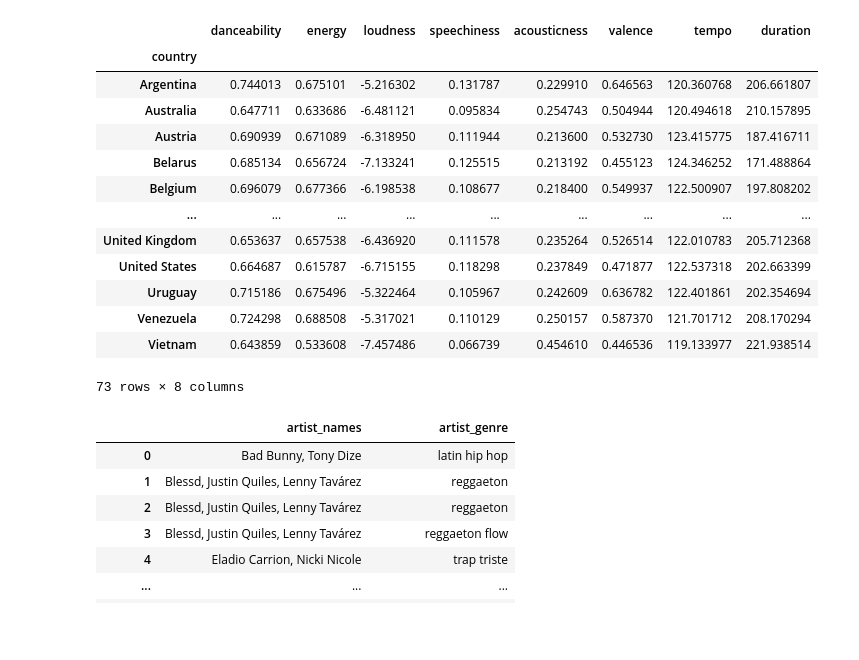
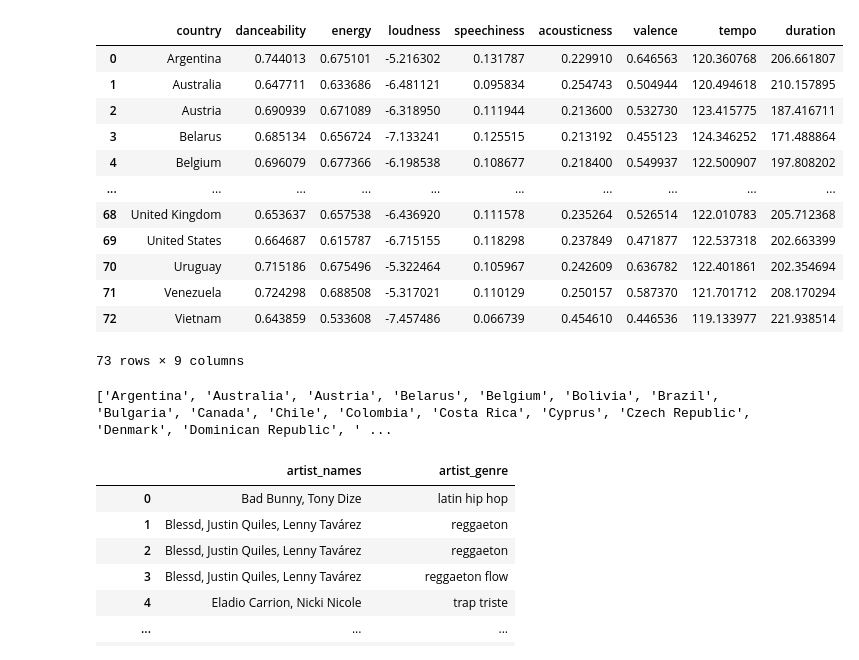
Before and after one commit to cmbutler83/SongAttributesVSPopularity, a Jupyter notebook: Df_creation_for_tables.ipynb, the cells around one changed output. Cells and saved outputs as stored; diff of their text form; code cells hidden in the pictures; blank space fills up the shorter version.

Commit message:
adding more tables

```diff
--- a/Df_creation_for_tables.ipynb
+++ b/Df_creation_for_tables.ipynb
@@ -17,22 +17,28 @@ countries_data = music_df.groupby(music_df['country'])['danceability', 'energy',
        'speechiness', 'acousticness','valence', 'tempo', 'duration'].mean()
 # %%
 countries_attrib_df = pd.DataFrame(countries_data).sort_values(['country'])
+countries_attrib_df = countries_attrib_df.reset_index()
 countries_attrib_df
 # %% [output]
-|  | danceability | energy | loudness | speechiness | acousticness | valence | tempo | duration |
-| country |  |  |  |  |  |  |  |  |
-| Argentina | 0.744013 | 0.675101 | -5.216302 | 0.131787 | 0.229910 | 0.646563 | 120.360768 | 206.661807 |
-| Australia | 0.647711 | 0.633686 | -6.481121 | 0.095834 | 0.254743 | 0.504944 | 120.494618 | 210.157895 |
-| Austria | 0.690939 | 0.671089 | -6.318950 | 0.111944 | 0.213600 | 0.532730 | 123.415775 | 187.416711 |
-| Belarus | 0.685134 | 0.656724 | -7.133241 | 0.125515 | 0.213192 | 0.455123 | 124.346252 | 171.488864 |
-| Belgium | 0.696079 | 0.677366 | -6.198538 | 0.108677 | 0.218400 | 0.549937 | 122.500907 | 197.808202 |
-| ... | ... | ... | ... | ... | ... | ... | ... | ... |
-| United Kingdom | 0.653637 | 0.657538 | -6.436920 | 0.111578 | 0.235264 | 0.526514 | 122.010783 | 205.712368 |
-| United States | 0.664687 | 0.615787 | -6.715155 | 0.118298 | 0.237849 | 0.471877 | 122.537318 | 202.663399 |
-| Uruguay | 0.715186 | 0.675496 | -5.322464 | 0.105967 | 0.242609 | 0.636782 | 122.401861 | 202.354694 |
-| Venezuela | 0.724298 | 0.688508 | -5.317021 | 0.110129 | 0.250157 | 0.587370 | 121.701712 | 208.170294 |
-| Vietnam | 0.643859 | 0.533608 | -7.457486 | 0.066739 | 0.454610 | 0.446536 | 119.133977 | 221.938514 |
+|  | country | danceability | energy | loudness | speechiness | acousticness | valence | tempo | duration |
+| 0 | Argentina | 0.744013 | 0.675101 | -5.216302 | 0.131787 | 0.229910 | 0.646563 | 120.360768 | 206.661807 |
+| 1 | Australia | 0.647711 | 0.633686 | -6.481121 | 0.095834 | 0.254743 | 0.504944 | 120.494618 | 210.157895 |
+| 2 | Austria | 0.690939 | 0.671089 | -6.318950 | 0.111944 | 0.213600 | 0.532730 | 123.415775 | 187.416711 |
+| 3 | Belarus | 0.685134 | 0.656724 | -7.133241 | 0.125515 | 0.213192 | 0.455123 | 124.346252 | 171.488864 |
+| 4 | Belgium | 0.696079 | 0.677366 | -6.198538 | 0.108677 | 0.218400 | 0.549937 | 122.500907 | 197.808202 |
+| ... | ... | ... | ... | ... | ... | ... | ... | ... | ... |
+| 68 | United Kingdom | 0.653637 | 0.657538 | -6.436920 | 0.111578 | 0.235264 | 0.526514 | 122.010783 | 205.712368 |
+| 69 | United States | 0.664687 | 0.615787 | -6.715155 | 0.118298 | 0.237849 | 0.471877 | 122.537318 | 202.663399 |
+| 70 | Uruguay | 0.715186 | 0.675496 | -5.322464 | 0.105967 | 0.242609 | 0.636782 | 122.401861 | 202.354694 |
+| 71 | Venezuela | 0.724298 | 0.688508 | -5.317021 | 0.110129 | 0.250157 | 0.587370 | 121.701712 | 208.170294 |
+| 72 | Vietnam | 0.643859 | 0.533608 | -7.457486 | 0.066739 | 0.454610 | 0.446536 | 119.133977 | 221.938514 |
-73 rows × 8 columns
+73 rows × 9 columns
+# %%
+countries = []
+countries = [column for column in countries_attrib_df['country']]
+print(countries[0:73])
+# %% [output]
+['Argentina', 'Australia', 'Austria', 'Belarus', 'Belgium', 'Bolivia', 'Brazil', 'Bulgaria', 'Canada', 'Chile', 'Colombia', 'Costa Rica', 'Cyprus', 'Czech Republic', 'Denmark', 'Dominican Republic', ' ...
 # %%
 csv_data2 = "artist_genres.csv"
 genre_df = pd.read_csv(csv_data2)
```
Also changed, not shown: parts of 26 cells of this notebook.
